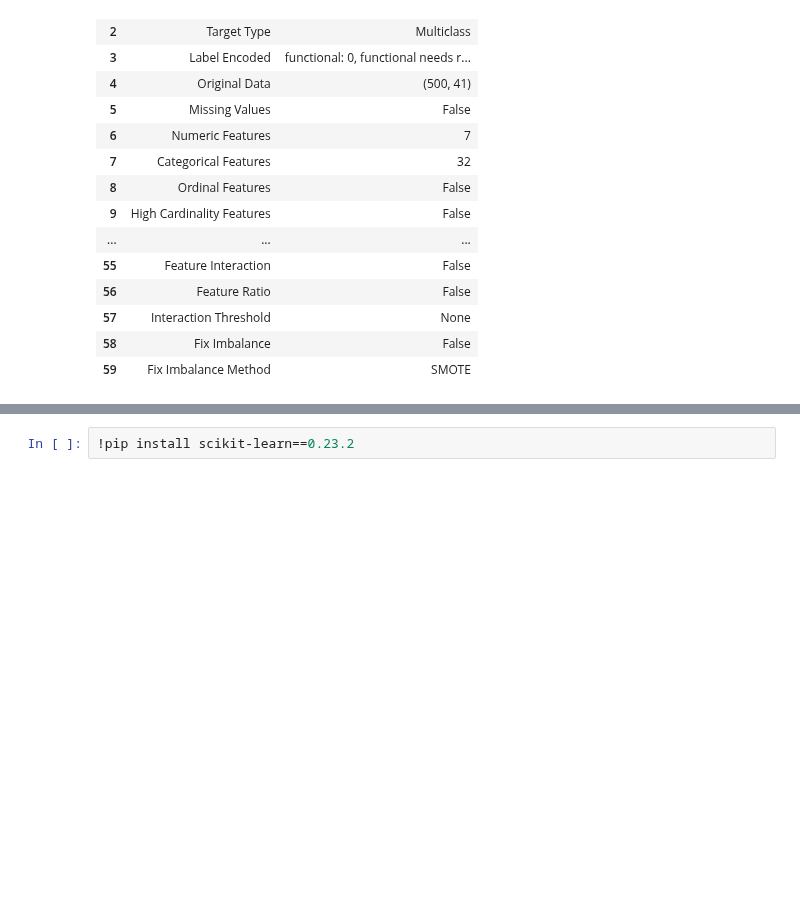
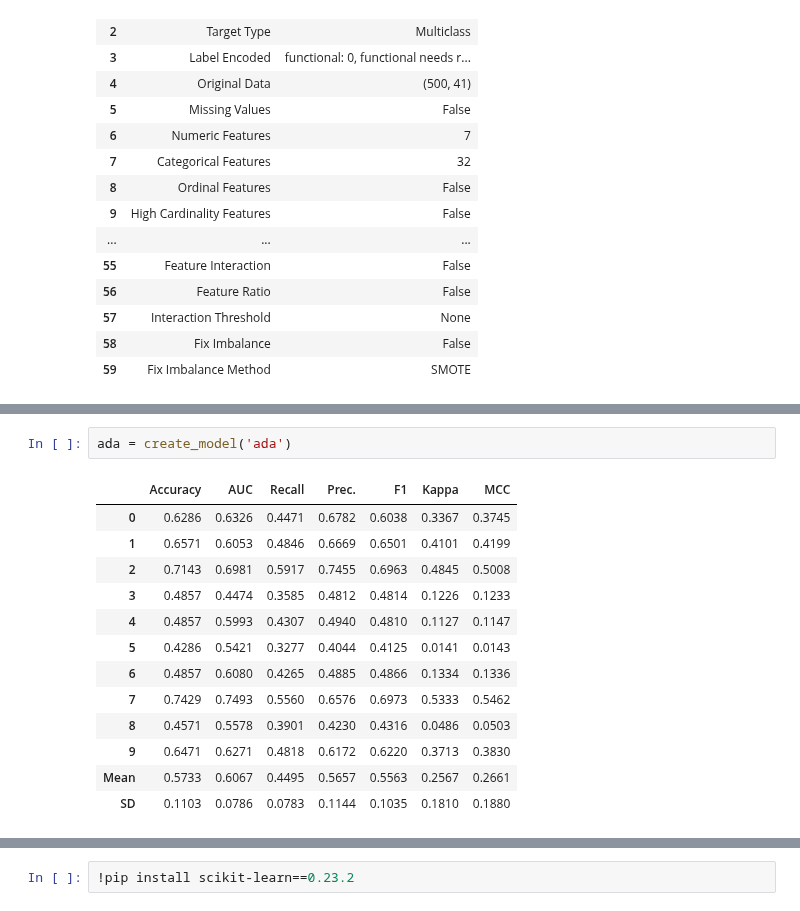
Before and after one commit to JannaW0402/Pump-it-Up, a Jupyter notebook: 869model.ipynb, the cells around one changed output, grey strips where cells are left out. Drawn from its saved outputs; the diff is of its cells as text; blank space fills up the shorter version.

```diff
--- a/869model.ipynb
+++ b/869model.ipynb
@@ -219,0 +189,16 @@ tuned_lightgbm = tune_model(lightgbm)
+# %%
+ada = create_model('ada')
+# %% [output]
+|  | Accuracy | AUC | Recall | Prec. | F1 | Kappa | MCC |
+| 0 | 0.6286 | 0.6326 | 0.4471 | 0.6782 | 0.6038 | 0.3367 | 0.3745 |
+| 1 | 0.6571 | 0.6053 | 0.4846 | 0.6669 | 0.6501 | 0.4101 | 0.4199 |
+| 2 | 0.7143 | 0.6981 | 0.5917 | 0.7455 | 0.6963 | 0.4845 | 0.5008 |
+| 3 | 0.4857 | 0.4474 | 0.3585 | 0.4812 | 0.4814 | 0.1226 | 0.1233 |
+| 4 | 0.4857 | 0.5993 | 0.4307 | 0.4940 | 0.4810 | 0.1127 | 0.1147 |
+| 5 | 0.4286 | 0.5421 | 0.3277 | 0.4044 | 0.4125 | 0.0141 | 0.0143 |
+| 6 | 0.4857 | 0.6080 | 0.4265 | 0.4885 | 0.4866 | 0.1334 | 0.1336 |
+| 7 | 0.7429 | 0.7493 | 0.5560 | 0.6576 | 0.6973 | 0.5333 | 0.5462 |
+| 8 | 0.4571 | 0.5578 | 0.3901 | 0.4230 | 0.4316 | 0.0486 | 0.0503 |
+| 9 | 0.6471 | 0.6271 | 0.4818 | 0.6172 | 0.6220 | 0.3713 | 0.3830 |
+| Mean | 0.5733 | 0.6067 | 0.4495 | 0.5657 | 0.5563 | 0.2567 | 0.2661 |
+| SD | 0.1103 | 0.0786 | 0.0783 | 0.1144 | 0.1035 | 0.1810 | 0.1880 |
```
Also changed, not shown: parts of 17 cells of this notebook.
